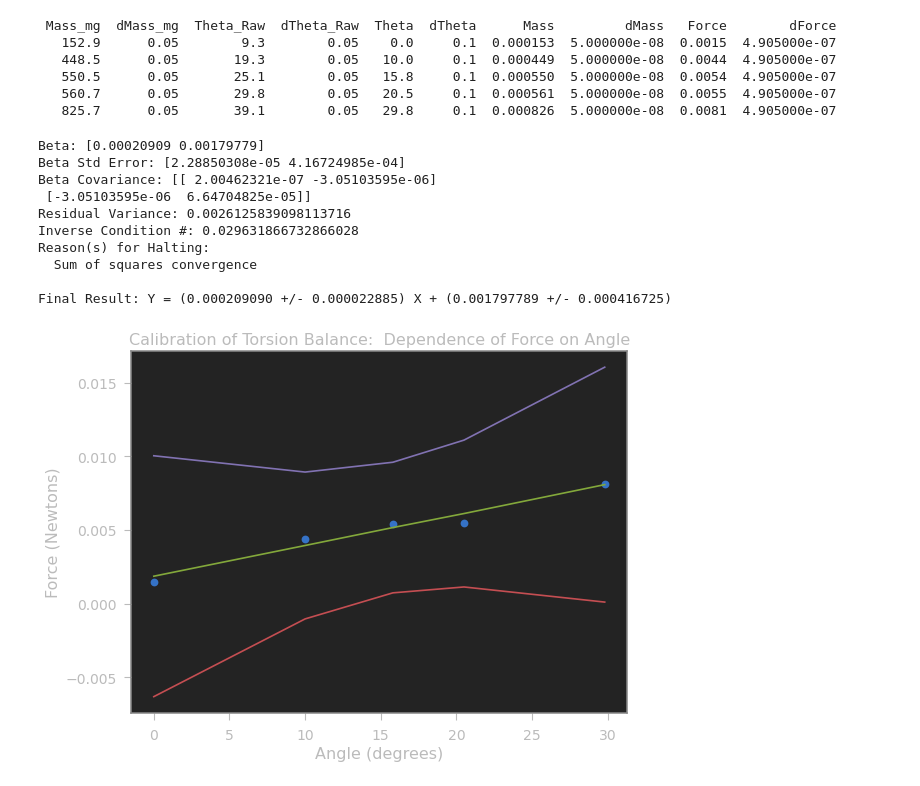
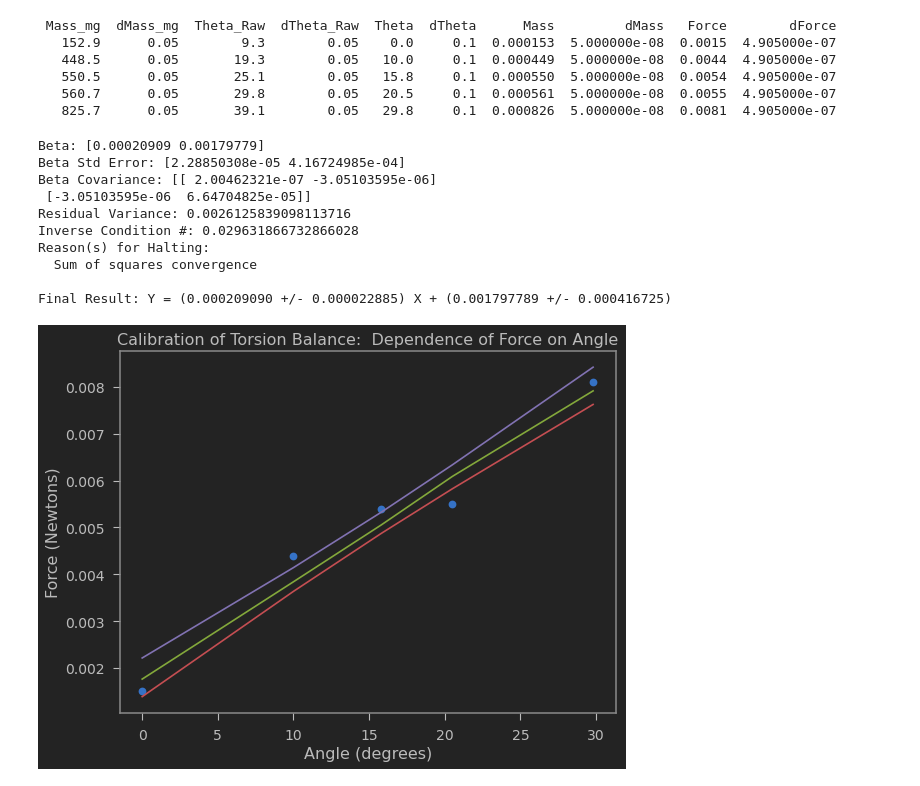
Before and after one commit to brash99/Phys202L, a Jupyter notebook: JupyterNotebooks/WebWork_A1_Q4.ipynb, the cells around one changed output. Cells and saved outputs as stored; diff of their text form; code cells hidden in the pictures.

```diff
--- a/JupyterNotebooks/WebWork_A1_Q4.ipynb
+++ b/JupyterNotebooks/WebWork_A1_Q4.ipynb
@@ -82,8 +82,6 @@ xi = df['Theta']
 yi = df['Force']
 
 ##############################
-
-from scipy.odr import *
 
 def fitfunction(B, x):
     '''Linear function y = m*x + b'''
@@ -107,46 +105,54 @@ popt = myoutput.beta # the vector of optimized parameters
 pcov = myoutput.cov_beta # the covariance matrix
 perr = myoutput.sd_beta # the vector of ERRORS in the optimized parameters
 
-# The following lines generate upper and lower 99% "Confidence Bands" on the fit, for visualization
+# The following lines generate upper and lower "Confidence Bands" on the fit, for visualization
 # purposes.
 
-ps = np.random.multivariate_normal(popt,pcov,10000)
-ysample=np.asarray([fitfunction(pi,xi) for pi in ps])
+from scipy.optimize import curve_fit
 
-lower = np.percentile(ysample,16.0,axis=0)
-upper = np.percentile(ysample,84.0,axis=0)
-middle = (lower+upper)/2.0
+def fitfunctionc(x,*paramlist):
+    return paramlist[0]+paramlist[1]*x
+
+popt2, pcov2 = curve_fit(fitfunctionc,xi,yi,p0=popt)
+perr2 = np.sqrt(np.diag(pcov2))
+
+ps = np.random.multivariate_normal(popt2,pcov2,10000)
+ysample=np.asarray([fitfunctionc(xi,*pi) for pi in ps])
+
+lower2 = np.percentile(ysample,16.0,axis=0)
+upper2 = np.percentile(ysample,84.0,axis=0)
+middle2 = (lower+upper)/2.0
 
 print()
 print ("Final Result: Y = (%0.9f +/- %0.9f) X + (%0.9f +/- %0.9f)" % (popt[0],perr[0],popt[1],perr[1]))
 
 plt.figure(figsize=(8, 6), dpi=80)
 
 #plt.errorbar(xi, yi, xerr=sigmaxi, yerr=sigmayi, fmt='o', capsize=2, capthick=1)
 plt.plot(xi,yi,'o')
 
-plt.plot(xi,middle)
-plt.plot(xi,lower)
-plt.plot(xi,upper)
+plt.plot(xi,middle2)
+plt.plot(xi,lower2)
+plt.plot(xi,upper2)
 
 #########################
 
 plt.xlabel('Angle (degrees)')
 plt.ylabel('Force (Newtons)')
 plt.title('Calibration of Torsion Balance:  Dependence of Force on Angle')
 plt.show()
 # %% [output]
 Beta: [0.00020909 0.00179779]
 Beta Std Error: [2.28850308e-05 4.16724985e-04]
 Beta Covariance: [[ 2.00462321e-07 -3.05103595e-06]
  [-3.05103595e-06  6.64704825e-05]]
 Residual Variance: 0.0026125839098113716
 Inverse Condition #: 0.029631866732866028
 Reason(s) for Halting:
   Sum of squares convergence
 
 Final Result: Y = (0.000209090 +/- 0.000022885) X + (0.001797789 +/- 0.000416725)
-[figure, old version]
+[figure, new version]
 # %%
 xi = df['Theta']
 yi = df['Force']
```
Also changed, not shown: parts of 3 cells of this notebook.
